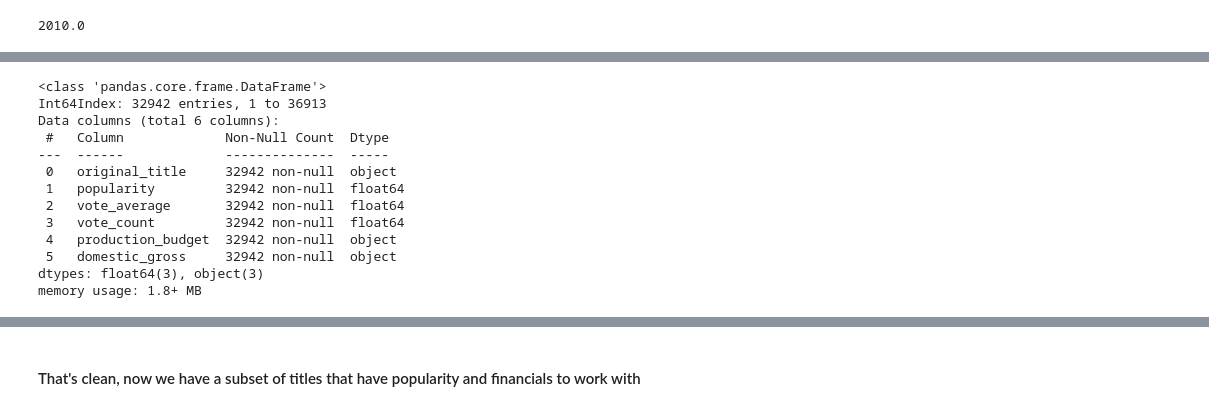
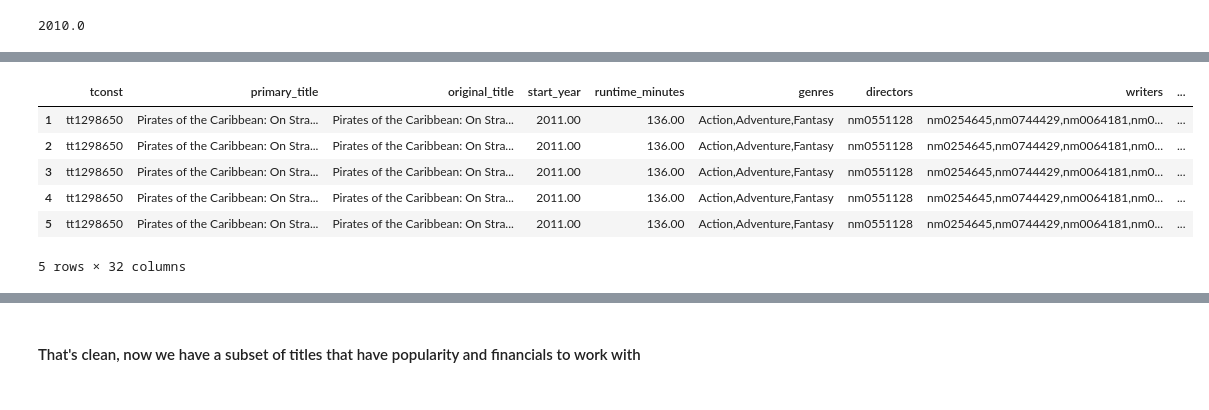
Before and after one commit to patrick-anastasio/Flatiron_DSC-Phase1_Project, a Jupyter notebook: Experimental/popularity_and_financials.ipynb, the cells around one changed output, grey strips where cells are left out. Drawn from its saved outputs; the diff is of its cells as text; code cells hidden in the pictures.

```diff
--- a/popularity_and_financials.ipynb
+++ b/Experimental/popularity_and_financials.ipynb
@@ -156,8 +151,10 @@ imdb_titles_merged_df['start_year'].min()
 # Lets pull a table with columns:
 # ['original_title', 'popularity' 'vote_average', 'vote_count', 'production_budget', and 'domestic_gross']
 
-popularity_and_budget = imdb_titles_merged_df[['original_title', 'popularity', 'vote_average', 'vote_count', 'production_budget', 'domestic_gross']]
+popularity_and_budget = popularity_and_budget[popularity_and_budget['vote_average'] >= 6.9]
 
 # lets check it
-popularity_and_budget.head(50)
+popularity_and_budget.drop_duplicates(subset='original_title', inplace=True)
+
+popularity_and_budget['vote_average'].describe()
 # %% [output]
@@ -181,26 +170,20 @@ popularity_and_budget.head(50)
 # %%
 # We see we have several repeating movies (from the talent_list merge), and some null values for popularity
 
 # If we are looking at popularity and votes, we can seee that some titles have null values for these columns
 # lets create a table for use specifically when analysing popularity
 popularity_non_null = popularity_and_budget.dropna(subset=['popularity'], axis=0)
 
 # and check
-popularity_non_null.info()
+popularity_non_null.head()
 # %% [output]
+|  | tconst | primary_title | original_title | start_year | runtime_minutes | genres | directors | writers | ... |
+| 1 | tt1298650 | Pirates of the Caribbean: On Stra... | Pirates of the Caribbean: On Stra... | 2011.00 | 136.00 | Action,Adventure,Fantasy | nm0551128 | nm0254645,nm0744429,nm0064181,nm0... | ... |
+| 2 | tt1298650 | Pirates of the Caribbean: On Stra... | Pirates of the Caribbean: On Stra... | 2011.00 | 136.00 | Action,Adventure,Fantasy | nm0551128 | nm0254645,nm0744429,nm0064181,nm0... | ... |
+| 3 | tt1298650 | Pirates of the Caribbean: On Stra... | Pirates of the Caribbean: On Stra... | 2011.00 | 136.00 | Action,Adventure,Fantasy | nm0551128 | nm0254645,nm0744429,nm0064181,nm0... | ... |
+| 4 | tt1298650 | Pirates of the Caribbean: On Stra... | Pirates of the Caribbean: On Stra... | 2011.00 | 136.00 | Action,Adventure,Fantasy | nm0551128 | nm0254645,nm0744429,nm0064181,nm0... | ... |
+| 5 | tt1298650 | Pirates of the Caribbean: On Stra... | Pirates of the Caribbean: On Stra... | 2011.00 | 136.00 | Action,Adventure,Fantasy | nm0551128 | nm0254645,nm0744429,nm0064181,nm0... | ... |
-<class 'pandas.core.frame.DataFrame'>
-Int64Index: 32942 entries, 1 to 36913
-Data columns (total 6 columns):
- #   Column             Non-Null Count  Dtype
----  ------             --------------  -----
- 0   original_title     32942 non-null  object
- 1   popularity         32942 non-null  float64
- 2   vote_average       32942 non-null  float64
- 3   vote_count         32942 non-null  float64
- 4   production_budget  32942 non-null  object
- 5   domestic_gross     32942 non-null  object
-dtypes: float64(3), object(3)
-memory usage: 1.8+ MB
+5 rows × 32 columns
 # %%
 # Lets filter the data to only show unique titles
 
```
Also changed, not shown: parts of 5 cells of this notebook, 15 other files.
